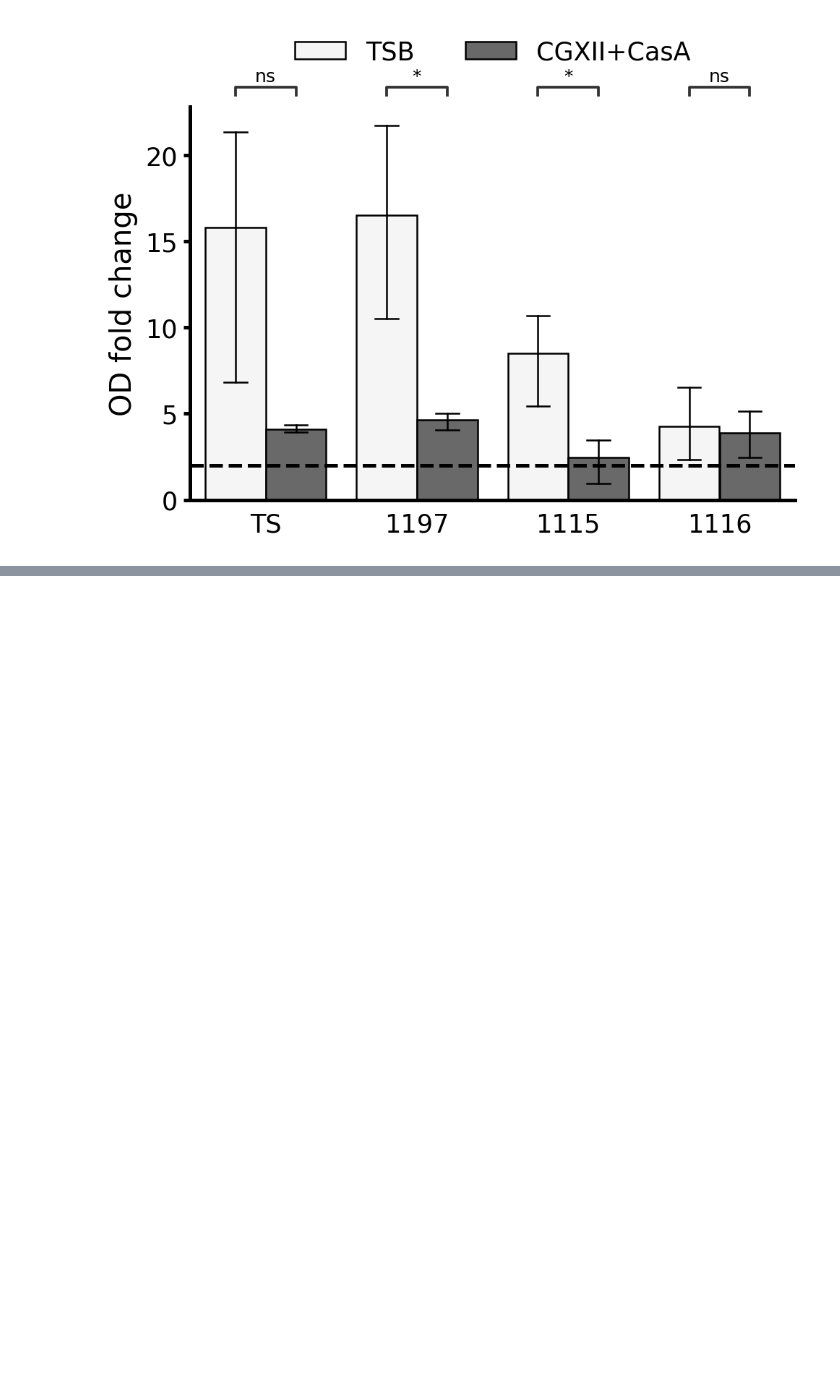
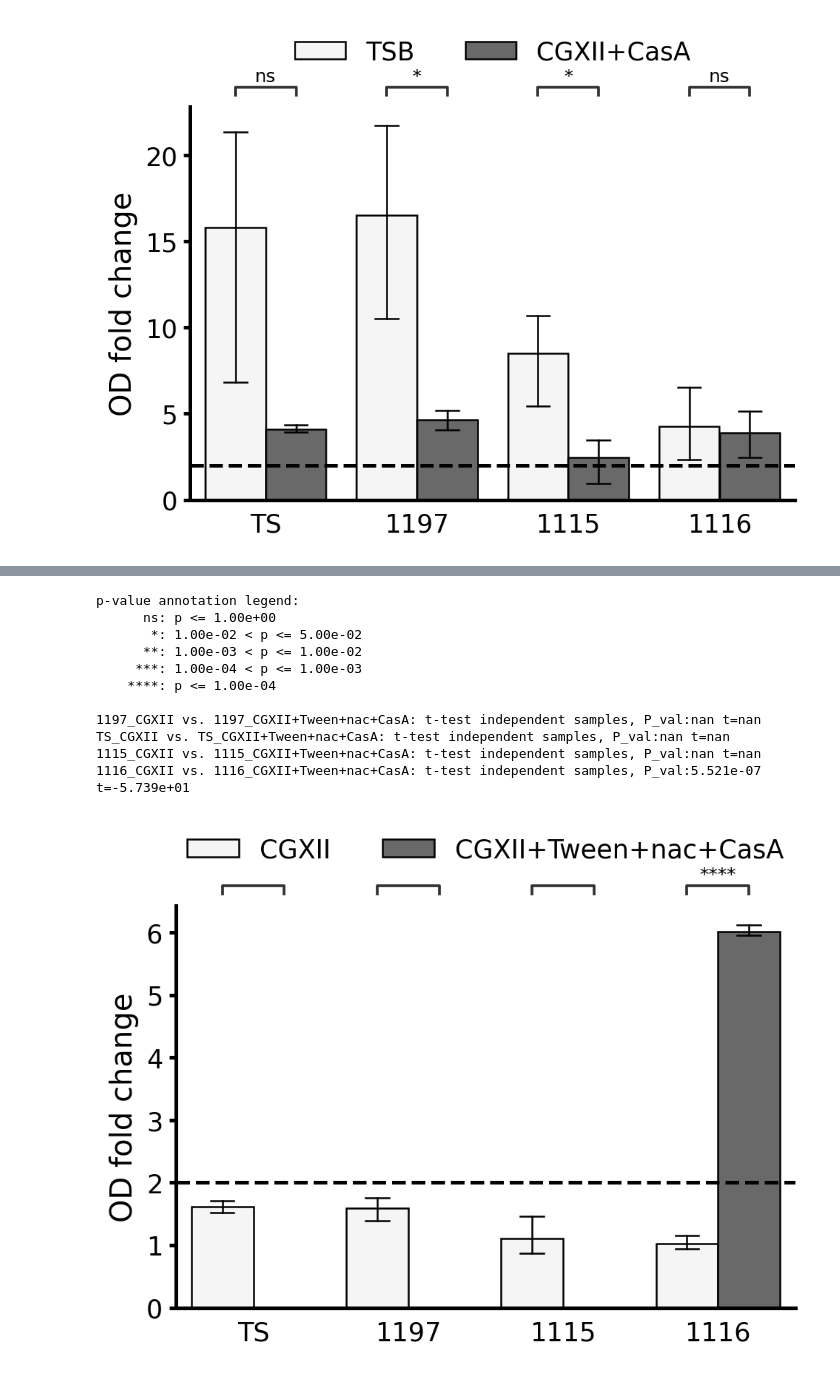
Before and after one commit to draeger-lab/C_striatum_wetlab, a Jupyter notebook: growth_binary/binary_eval.ipynb, the cells around one changed output, grey strips where cells are left out. Cells and saved outputs as stored; diff of their text form; code cells hidden in the pictures; blank space fills up the shorter version.

```diff
--- a/growth_binary/binary_eval.ipynb
+++ b/growth_binary/binary_eval.ipynb
@@ -865,0 +1060,23 @@ TS_TSB vs. TS_CGXII+CasA: t-test independent samples, P_val:6.108e-02 t=2.584e+0
+# %%
+datasets = [
+    'growth_binary_results/CGXII_230111.csv', # 14
+    'growth_binary_results/CGXII_230112.csv', # 16
+]
+frames = [pd.read_csv(df).set_index('short').drop(['not c', '+Trace not c', '+Sacc not c', '+Tween+Sacc c']).reset_index() for df in datasets]
+frames = frames + [pd.read_csv('growth_binary_results/CGXII_230124.csv').set_index('short').drop(['not c', '+Trace not c', '+Sacc not c', '+CasA not c', '+Tween+Sacc c']).reset_index()] #15
+#strain 17, remove CasA results from 1701 and use from 2301
+frames = frames + [pd.read_csv('growth_binary_results/CGXII_combine_strain17.csv')]
+frames_new = [frame.replace({
+    '+Tween c':'CGXII+Tween',
+    '+Tween+Trace c':'CGXII+Tween+Trace',
+    '+Tween+CasA c': 'CGXII+Tween+CasA'
+}) for frame in frames]
+datasets2 = [
+    'growth_binary_results/CGXII_230209.csv',
+    'growth_binary_results/CGXII_230210.csv'
+]
+frames2 = [pd.read_csv(df) for df in datasets2]
+data = pd.concat(frames_new, axis=1)
+data = data.loc[:,~data.columns.duplicated()].copy()
+data = data.append(frames2)
+data
@@ -865,0 +1098,13 @@ TS_TSB vs. TS_CGXII+CasA: t-test independent samples, P_val:6.108e-02 t=2.584e+0
+# %%
+# use stack() to bring short and measurment into rows
+new = pd.DataFrame(data.set_index('short').sort_index().T.stack()).reset_index().rename({0:'OD'}, axis=1)
+# split strain description
+new[['strain', 'time', 'sample']] = new.level_0.str.split('-', expand=True)
+# create two dataframes (at t=0 and at t=24)
+time = [v for k, v in new.groupby('time')]
+change = time[1]
+# determine fold change by dividing t=24 by t=0
+change['OD fold change'] = time[1]['OD'].values / time[0]['OD'].values
+# change strain from lab names to real names
+change['strain'].replace(STRAINS_LAB, inplace=True)
+change
@@ -865,0 +1125,22 @@ TS_TSB vs. TS_CGXII+CasA: t-test independent samples, P_val:6.108e-02 t=2.584e+0
+# %%
+# inputs that wont change
+data = change
+x = 'strain'
+y = 'OD fold change'
+hue = 'short'
+# %%
+hue_order = ['CGXII', 'CGXII+Tween+nac+CasA']
+fig = create_barplot_stats(data,x,y,hue,hue_order)
+# %% [output]
+p-value annotation legend:
+      ns: p <= 1.00e+00
+       *: 1.00e-02 < p <= 5.00e-02
+      **: 1.00e-03 < p <= 1.00e-02
+     ***: 1.00e-04 < p <= 1.00e-03
+    ****: p <= 1.00e-04
+
+1197_CGXII vs. 1197_CGXII+Tween+nac+CasA: t-test independent samples, P_val:nan t=nan
+TS_CGXII vs. TS_CGXII+Tween+nac+CasA: t-test independent samples, P_val:nan t=nan
+1115_CGXII vs. 1115_CGXII+Tween+nac+CasA: t-test independent samples, P_val:nan t=nan
+1116_CGXII vs. 1116_CGXII+Tween+nac+CasA: t-test independent samples, P_val:5.521e-07 t=-5.739e+01
+[figure, added]
```
Also changed, not shown: parts of 20 cells of this notebook, 17 other files.
